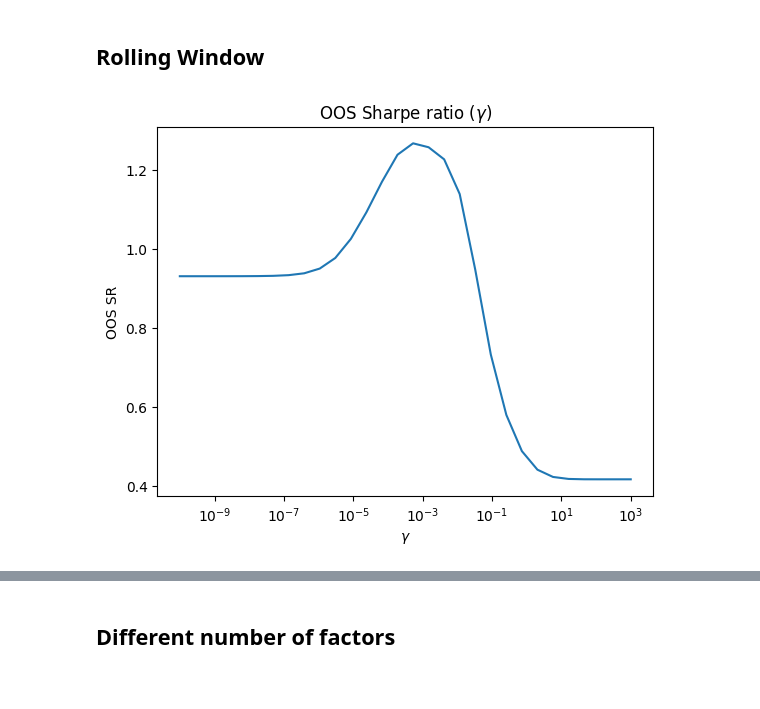
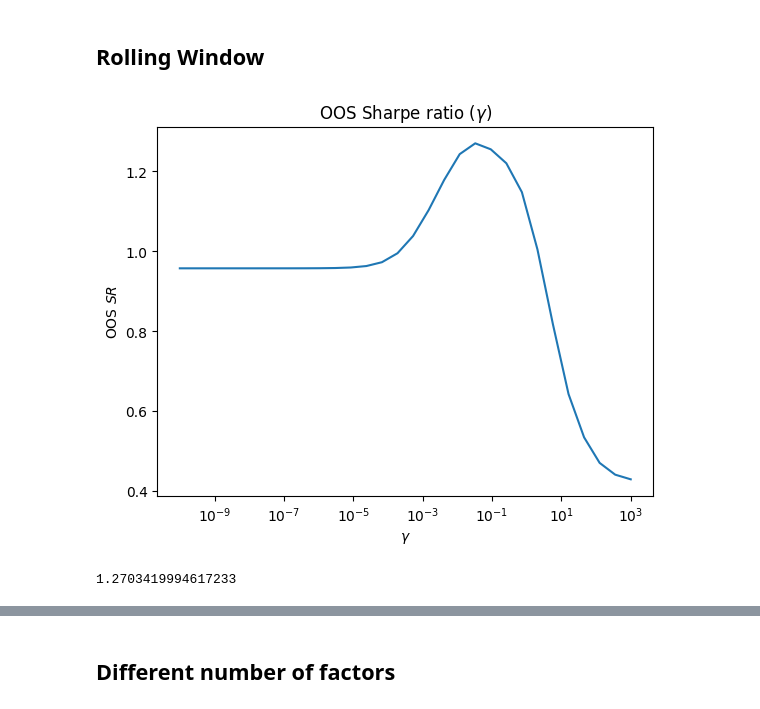
Before and after one commit to matiasdata/RandomFeatures, a Jupyter notebook: random_features.ipynb, the cells around one changed output, grey strips where cells are left out. Saved outputs shown, nothing was run; the diff lists cells and outputs as text; code cells hidden in the pictures.

```diff
--- a/random_features.ipynb
+++ b/random_features.ipynb
@@ -463,5 +900,11 @@ SR_OOS_rolling = np.mean(R_P_OOS_rolling, axis=1) / np.std(R_P_OOS_rolling, axis
-# %%
-plot_SR(gammas, SR_OOS_rolling)
-# %% [output]
-[figure, removed]
+# %%
+R_P_rolling, SR_rolling, R_P_rolling_max = rolling_window_SDF(F, W, dates_list, rolling_window_size, L, activation, normalize, gammas)
+# %%
+plot_SR(gammas, SR_rolling, path_figures + "oos_sr_rolling_128.png")
+# %% [output]
+[figure, added]
+# %%
+np.max(SR_rolling)
+# %% [output]
+1.2703419994617233
 # %%
```
Also changed, not shown: parts of 42 cells of this notebook.
